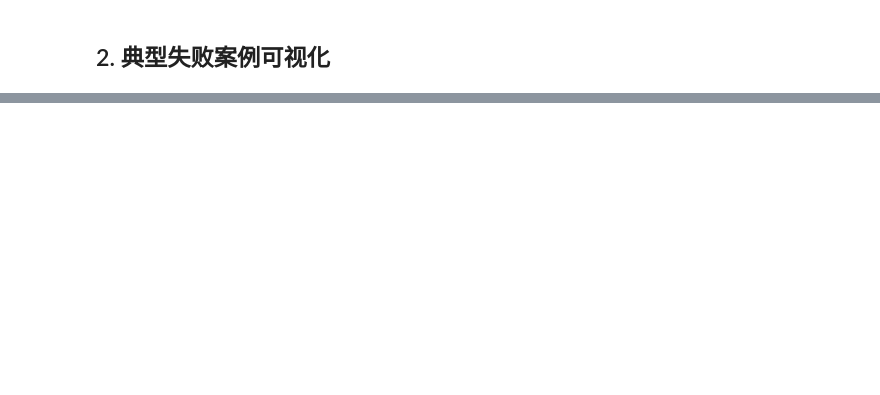
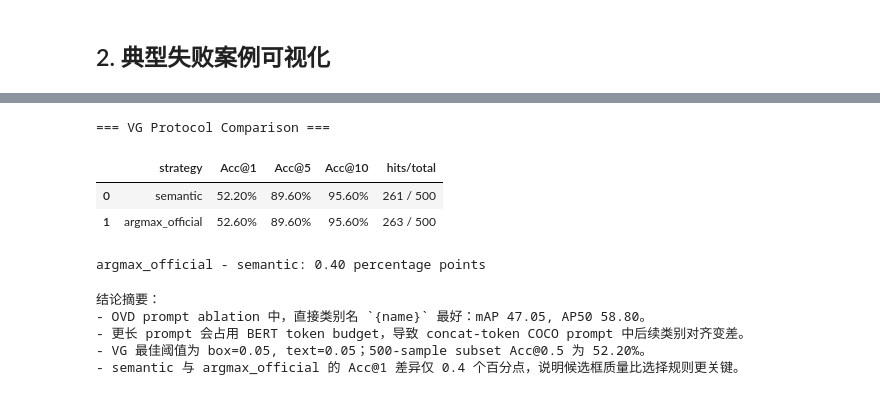
Before and after one commit to HaoHaoLucas/cv-project, a Jupyter notebook: notebooks/03_failure_analysis.ipynb, the cells around one changed output, grey strips where cells are left out. Drawn from its saved outputs; the diff is of its cells as text; code cells hidden in the pictures; blank space fills up the shorter version.

```diff
--- a/notebooks/03_failure_analysis.ipynb
+++ b/notebooks/03_failure_analysis.ipynb
@@ -237,0 +172,34 @@ display(pd.DataFrame(vg_rows))
+# %%
+# VG protocol comparison：semantic vs argmax_official。
+protocol = load_json('../results/exp_2026-06-15_vg_protocol/protocol_comparison.json')
+rows = []
+for name, result in protocol['results'].items():
+    rows.append({
+        'strategy': name,
+        'Acc@1': f"{result['acc_at_1']*100:.2f}%",
+        'Acc@5': f"{result['acc_at_5']*100:.2f}%",
+        'Acc@10': f"{result['acc_at_10']*100:.2f}%",
+        'hits/total': f"{result['n_hit']} / {result['n_total']}",
+    })
+print('=== VG Protocol Comparison ===')
+display(pd.DataFrame(rows))
+print(f"argmax_official - semantic: {protocol['delta_argmax_minus_semantic_pp']:.2f} percentage points")
+# %% [output]
+=== VG Protocol Comparison ===
+|  | strategy | Acc@1 | Acc@5 | Acc@10 | hits/total |
+| 0 | semantic | 52.20% | 89.60% | 95.60% | 261 / 500 |
+| 1 | argmax_official | 52.60% | 89.60% | 95.60% | 263 / 500 |
+argmax_official - semantic: 0.40 percentage points
+# %%
+# 汇总结论，供报告直接引用。
+print('结论摘要：')
+print('- OVD prompt ablation 中，直接类别名 `{name}` 最好：mAP 47.05, AP50 58.80。')
+print('- 更长 prompt 会占用 BERT token budget，导致 concat-token COCO prompt 中后续类别对齐变差。')
+print('- VG 最佳阈值为 box=0.05, text=0.05；500-sample subset Acc@0.5 为 52.20%。')
+print('- semantic 与 argmax_official 的 Acc@1 差异仅 0.4 个百分点，说明候选框质量比选择规则更关键。')
+# %% [output]
+结论摘要：
+- OVD prompt ablation 中，直接类别名 `{name}` 最好：mAP 47.05, AP50 58.80。
+- 更长 prompt 会占用 BERT token budget，导致 concat-token COCO prompt 中后续类别对齐变差。
+- VG 最佳阈值为 box=0.05, text=0.05；500-sample subset Acc@0.5 为 52.20%。
+- semantic 与 argmax_official 的 Acc@1 差异仅 0.4 个百分点，说明候选框质量比选择规则更关键。
```
Also changed, not shown: parts of 16 cells of this notebook, 3 other files.
